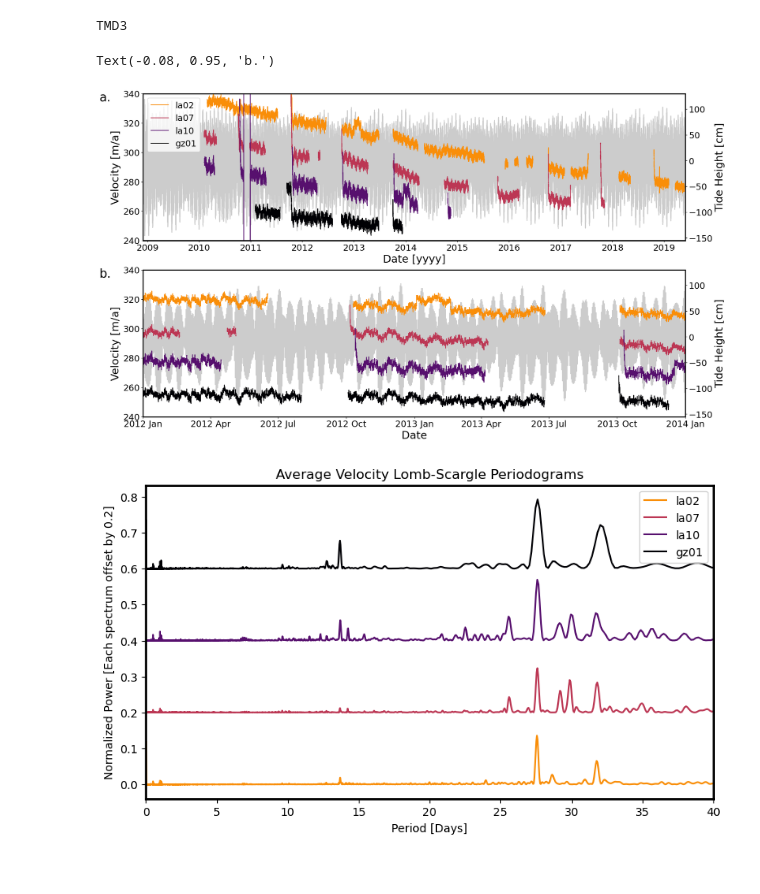
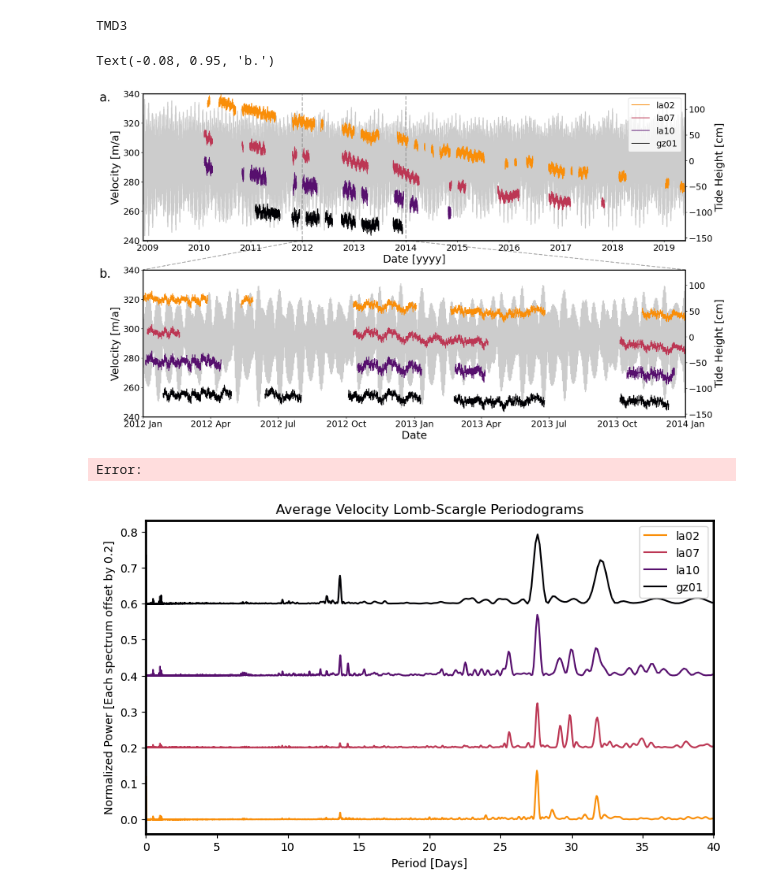
Before and after one commit to zsk4/WhillansCatalogPaper, a Jupyter notebook: Figure6/Figure6.ipynb, the cells around one changed output. Saved outputs shown, nothing was run; the diff lists cells and outputs as text; code cells hidden in the pictures.

Commit message:
Presentation Figures

```diff
--- a/Figure6/Figure6.ipynb
+++ b/Figure6/Figure6.ipynb
@@ -183,8 +280,0 @@ def derivative(time, x_col, freq):
-# %%
-for sta in picks.stas:
-    _start = sorted_list[sorted_list["station"] == sta.name]
-    start = _start[_start["onset"]]
-    _end = sorted_list[sorted_list["station"] == sta.name]
-    end = _start[not start["onset"]]
-    print(start[:20])
-    print(end[:20])
@@ -213,7 +285,7 @@ for sta in picks.stas:
     _start = sorted_list[sorted_list["station"] == sta.name]
     start = _start[_start["onset"]]
     _end = sorted_list[sorted_list["station"] == sta.name]
-    end = _start[not _start["onset"]]
+    end = _start[_start["onset"] == False]  # noqa: E712
 
     for st, ed in zip(start["times"], end["times"]):
         st_index = sta.data[sta.data["time"] == st].index[0]
@@ -409,7 +564,7 @@ ax2.set_ylim(240, 340)
 ax1.xaxis.set_tick_params(labelsize=18)
 ax1.yaxis.set_tick_params(labelsize=18)
 ax2.yaxis.set_tick_params(labelsize=18)
-ax2.legend(fontsize=18)
+ax2.legend(fontsize=18, loc="upper right")
 ax1.set_xlim(datetime.datetime(2008, 12, 1), datetime.datetime(2019, 6, 1))
 
 
@@ -422,35 +577,61 @@ for start, interval in zip(no_data["starts"][:], no_data["interval"][:]):
     # ax1.add_patch(rect)
 ax3.set_ylim(-155, 130)
 ax4 = ax3.twinx()
 
 for p, sta in enumerate(sta_dfs):
     for q, df in enumerate(sta):
         if q == 0:
             ax4.plot(df["time"], df["velocity_30"], label=stas[p], color=colors[p])
         else:
             ax4.plot(df["time"], df["velocity_30"], color=colors[p])
 
 ax3.yaxis.set_label_position("right")
 ax3.yaxis.tick_right()
 ax4.yaxis.set_label_position("left")
 ax4.yaxis.tick_left()
 ax3.xaxis.set_major_formatter(mdates.DateFormatter("%Y %b"))
 
 ax3.set_xlabel("Date", size=22)
 ax3.set_ylabel("Tide Height [cm]", size=22)
 ax4.set_ylabel("Velocity [m/a]", size=22)
 
 ax3.xaxis.set_tick_params(labelsize=18)
 ax3.yaxis.set_tick_params(labelsize=18)
 ax4.yaxis.set_tick_params(labelsize=18)
-ax3.set_xlim(datetime.datetime(2012, 1, 1), datetime.datetime(2014, 1, 1))
+st = datetime.datetime(2012, 1, 1)
+ed = datetime.datetime(2014, 1, 1)
+ax3.set_xlim(st, ed)
+rect = plt.Rectangle(
+    (st, -200),
+    ed - st,
+    1000,
+    facecolor="none",
+    zorder=0,
+    alpha=0.3,
+    edgecolor="black",
+    linewidth=2,
+    linestyle="--",
+)
+ax1.add_patch(rect)
 ax4.set_ylim(240, 340)
+
+zoom_effect01(
+    ax1,
+    ax3,
+    mdates.date2num(st),
+    mdates.date2num(ed),
+    ec="black",
+    lw=2,
+    alpha=0.3,
+    ls="--",
+)
 
 ax1.annotate("a.", (-0.08, 0.95), xycoords="axes fraction", fontsize=25)
 ax3.annotate("b.", (-0.08, 0.95), xycoords="axes fraction", fontsize=25)
 # %% [output]
 Text(-0.08, 0.95, 'b.')
-[figure, old version]
+[figure, new version]
+Error:
 # %%
 # Spectrograms
 i = 0
```
Also changed, not shown: parts of 10 cells of this notebook, 9 other files.
